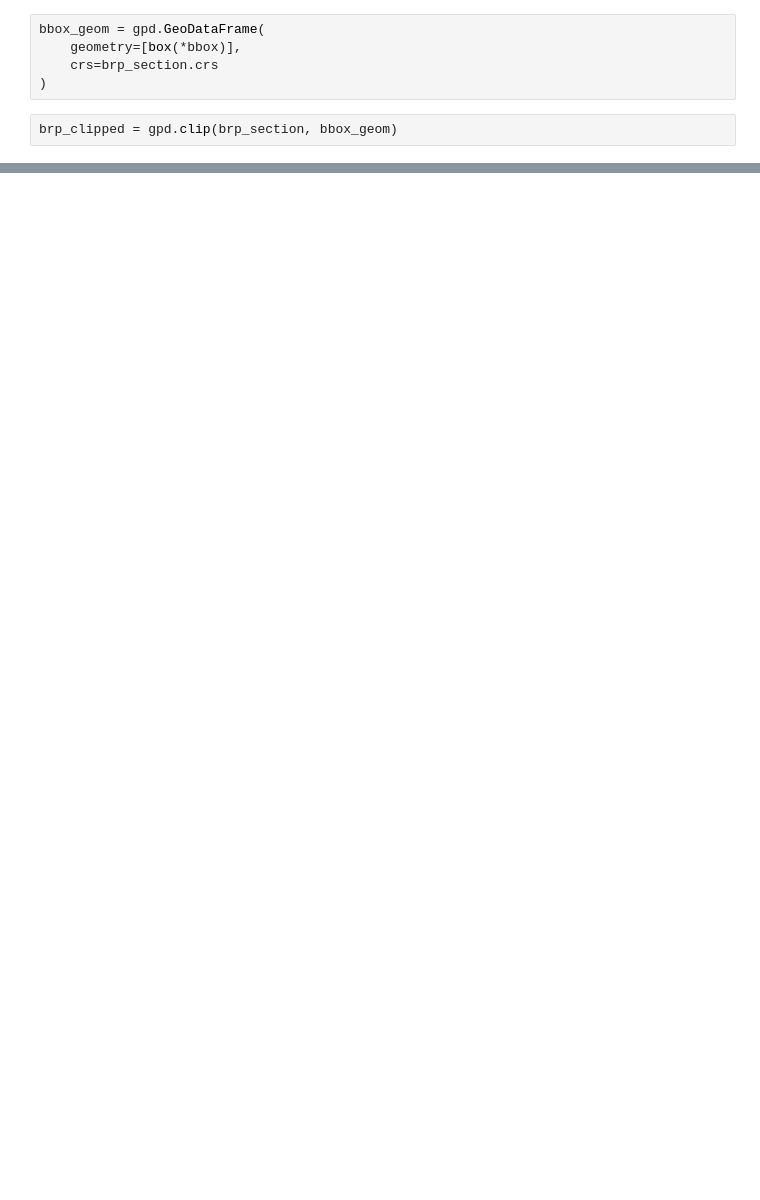
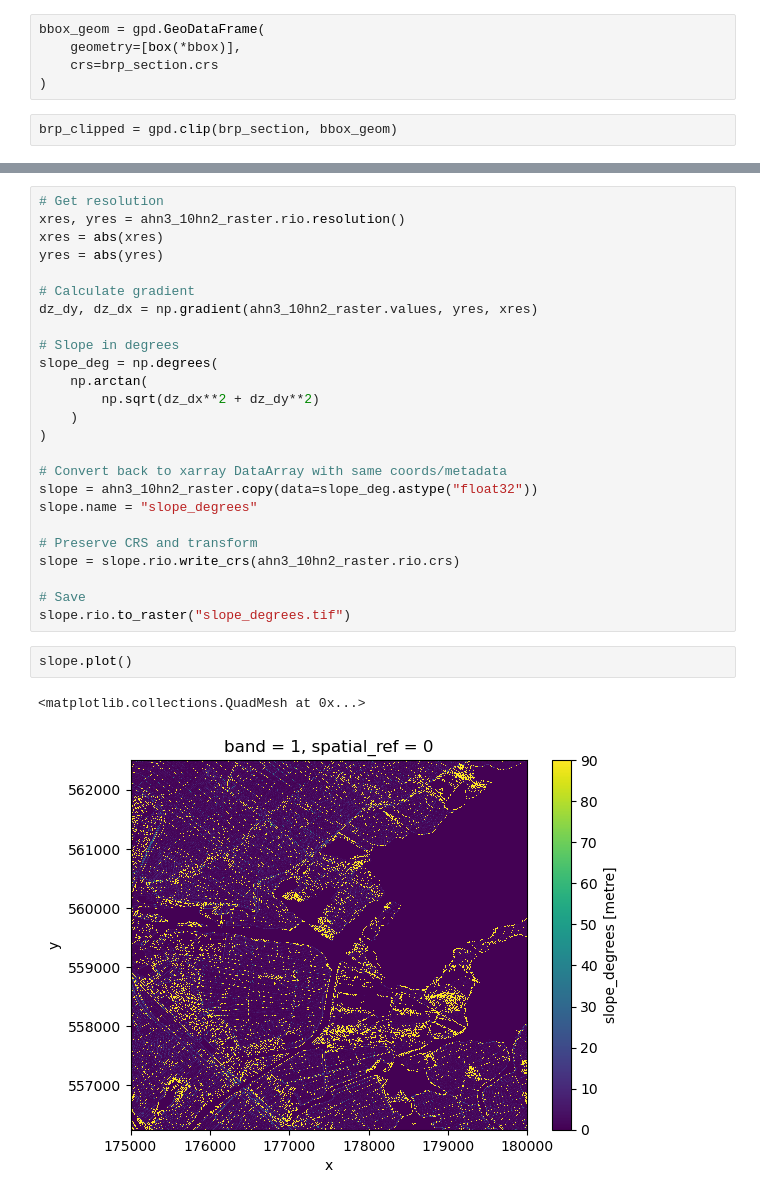
Before and after one commit to Morrizzzzz/RCE_GIS_Academy, a Jupyter notebook: AHN_ditches/AHN_ditch_processing.ipynb, the cells around one changed output, grey strips where cells are left out. Drawn from its saved outputs; the diff is of its cells as text; blank space fills up the shorter version.

```diff
--- a/AHN_ditches/AHN_ditch_processing.ipynb
+++ b/AHN_ditches/AHN_ditch_processing.ipynb
@@ -58,0 +128,30 @@ brp_clipped.plot()
+# %%
+# Get resolution
+xres, yres = ahn3_10hn2_raster.rio.resolution()
+xres = abs(xres)
+yres = abs(yres)
+
+# Calculate gradient
+dz_dy, dz_dx = np.gradient(ahn3_10hn2_raster.values, yres, xres)
+
+# Slope in degrees
+slope_deg = np.degrees(
+    np.arctan(
+        np.sqrt(dz_dx**2 + dz_dy**2)
+    )
+)
+
+# Convert back to xarray DataArray with same coords/metadata
+slope = ahn3_10hn2_raster.copy(data=slope_deg.astype("float32"))
+slope.name = "slope_degrees"
+
+# Preserve CRS and transform
+slope = slope.rio.write_crs(ahn3_10hn2_raster.rio.crs)
+
+# Save
+slope.rio.to_raster("slope_degrees.tif")
+# %%
+slope.plot()
+# %% [output]
+<matplotlib.collections.QuadMesh at 0x...>
+[figure, added]
```
Also changed, not shown: parts of 17 cells of this notebook.
